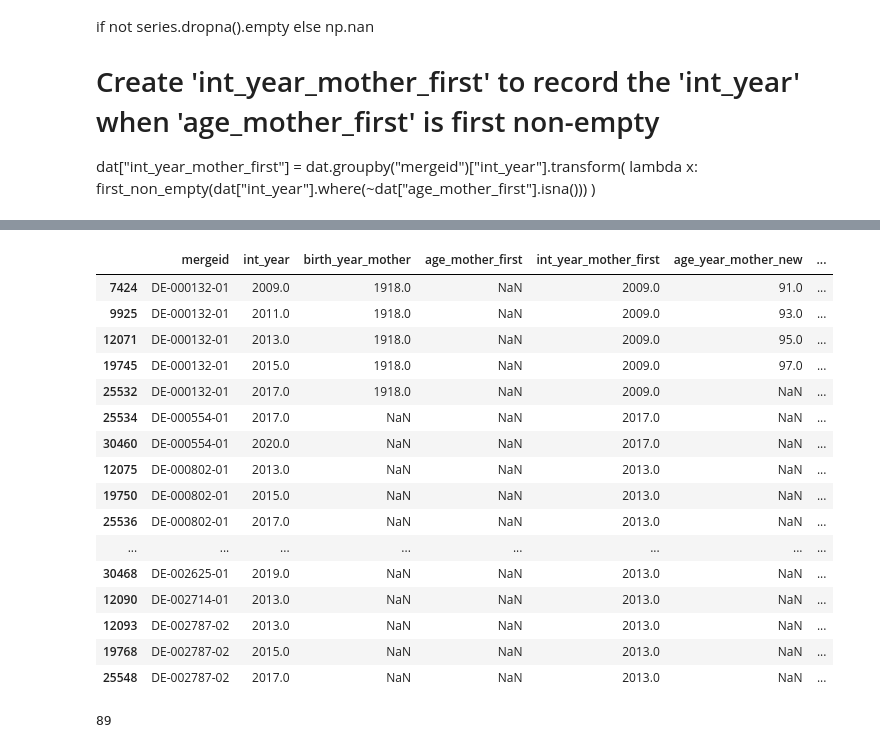
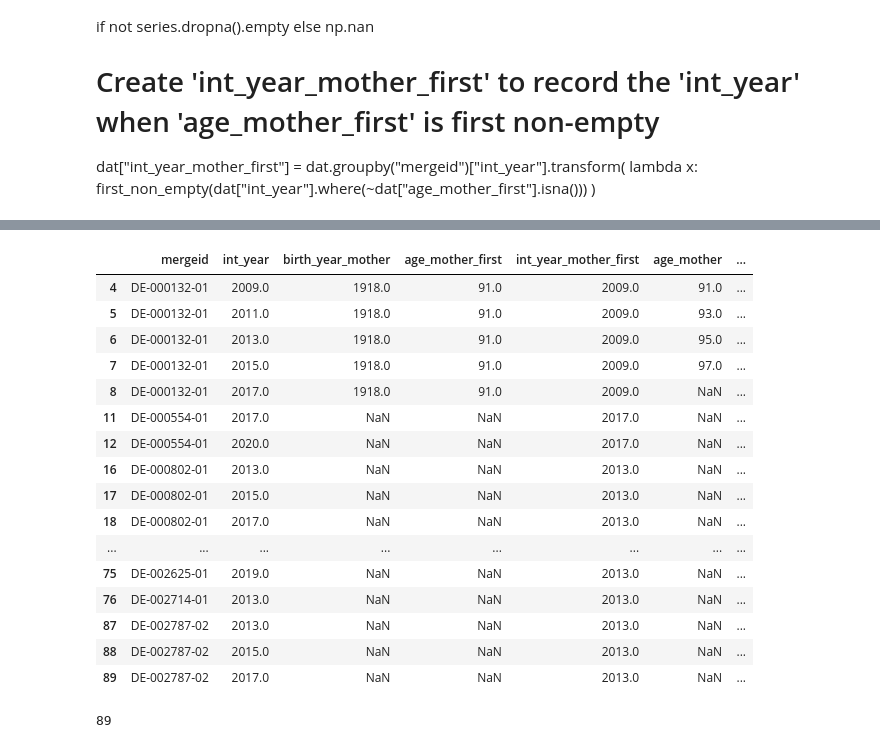
Before and after one commit to segsell/elder_care, a Jupyter notebook: src/elder_care/sandbox/estimation_data_new.ipynb, the cells around one changed output, grey strips where cells are left out. Saved outputs shown, nothing was run; the diff lists cells and outputs as text; code cells hidden in the pictures.

Commit message:
Impute mothers age

```diff
--- a/src/elder_care/sandbox/estimation_data_new.ipynb
+++ b/src/elder_care/sandbox/estimation_data_new.ipynb
@@ -1332,0 +1416,14 @@ Name: Count, dtype: int64
+# %%
+# Partner We use marriage information in SHARE to construct an indicator on the existence of
+# a partner living in the same household. We do not distinguish between marriage and registered
+# partnership.
+
+conditions_married_or_partner = [
+    dat["mstat"].isin([1, 2]),
+    dat["mstat"].isin([3, 4, 5, 6]),
+]
+values_married_or_partner = [1, 0]
+# replace with zeros or nans
+dat["married"] = np.select(
+    conditions_married_or_partner, values_married_or_partner, np.nan
+)
@@ -1333,7 +1445,7 @@ Name: Count, dtype: int64
 # %%
 conditions_married_or_partner = [
-    dat["dn014_"].isin([1, 2, 3]),
-    dat["dn014_"].isin([4, 5, 6]),
+    dat["dn014_"].isin([1, 2]),
+    dat["dn014_"].isin([3, 4, 5, 6]),
 ]
 values_married_or_partner = [1, 0]
 # replace with zeros or nans
@@ -2340,0 +2452,21 @@ table(dat["age_mother"]).sum()
+# %%
+# Sort the DataFrame by 'mergeid' and 'int_year'
+dat = dat.sort_values(by=['mergeid', 'int_year'])
+
+# Group by 'mergeid' and use transform to create 'first_mother_death'
+dat['first_mother_death'] = dat.groupby('mergeid')['age_mother_death'].transform(lambda x: x.first_valid_index())
+# %%
+# Sort the DataFrame by 'mergeid' and 'int_year'
+dat = dat.sort_values(by=["mergeid", "int_year"])
+
+# Identify the rows where 'mother_alive' switches from 1 to 0 within each 'mergeid'
+switch_condition = (dat["mother_alive"] == 1) & (dat["mother_alive"].shift(-1) == 0)
+
+# Calculate 'birth_year_mother' based on 'int_year' and 'age_mother_death' for the switching year
+dat.loc[switch_condition, "first_age_mother_death"] = (
+    dat["int_year"] - dat["age_mother_death"]
+)
+
+# Forward-fill the values within each 'mergeid' group
+dat["birth_year_mother"] = dat.groupby("mergeid")["birth_year_mother"].ffill()
+dat["birth_year_mother"] = dat.groupby("mergeid")["birth_year_mother"].bfill()
@@ -2341,40 +2488,40 @@ table(dat["age_mother"]).sum()
 # %%
 dat.loc[
     dat.index[0:30],
     [
         "mergeid",
         "int_year",
         "birth_year_mother",
         "age_mother_first",
         "int_year_mother_first",
-        #"age_mother",
+        "age_mother",
         "age_year_mother_new",
         "age_mother_death",
         #"year_mother_death",
         "mother_alive",
         #"death_transition",
         # "care_in_year",
         #"dn027_1",
     ],
 ]
 # %% [output]
-|  | mergeid | int_year | birth_year_mother | age_mother_first | int_year_mother_first | age_year_mother_new | ... |
-| 7424 | DE-000132-01 | 2009.0 | 1918.0 | NaN | 2009.0 | 91.0 | ... |
-| 9925 | DE-000132-01 | 2011.0 | 1918.0 | NaN | 2009.0 | 93.0 | ... |
-| 12071 | DE-000132-01 | 2013.0 | 1918.0 | NaN | 2009.0 | 95.0 | ... |
-| 19745 | DE-000132-01 | 2015.0 | 1918.0 | NaN | 2009.0 | 97.0 | ... |
-| 25532 | DE-000132-01 | 2017.0 | 1918.0 | NaN | 2009.0 | NaN | ... |
-| 25534 | DE-000554-01 | 2017.0 | NaN | NaN | 2017.0 | NaN | ... |
-| 30460 | DE-000554-01 | 2020.0 | NaN | NaN | 2017.0 | NaN | ... |
-| 12075 | DE-000802-01 | 2013.0 | NaN | NaN | 2013.0 | NaN | ... |
-| 19750 | DE-000802-01 | 2015.0 | NaN | NaN | 2013.0 | NaN | ... |
-| 25536 | DE-000802-01 | 2017.0 | NaN | NaN | 2013.0 | NaN | ... |
+|  | mergeid | int_year | birth_year_mother | age_mother_first | int_year_mother_first | age_mother | ... |
+| 4 | DE-000132-01 | 2009.0 | 1918.0 | 91.0 | 2009.0 | 91.0 | ... |
+| 5 | DE-000132-01 | 2011.0 | 1918.0 | 91.0 | 2009.0 | 93.0 | ... |
+| 6 | DE-000132-01 | 2013.0 | 1918.0 | 91.0 | 2009.0 | 95.0 | ... |
+| 7 | DE-000132-01 | 2015.0 | 1918.0 | 91.0 | 2009.0 | 97.0 | ... |
+| 8 | DE-000132-01 | 2017.0 | 1918.0 | 91.0 | 2009.0 | NaN | ... |
+| 11 | DE-000554-01 | 2017.0 | NaN | NaN | 2017.0 | NaN | ... |
+| 12 | DE-000554-01 | 2020.0 | NaN | NaN | 2017.0 | NaN | ... |
+| 16 | DE-000802-01 | 2013.0 | NaN | NaN | 2013.0 | NaN | ... |
+| 17 | DE-000802-01 | 2015.0 | NaN | NaN | 2013.0 | NaN | ... |
+| 18 | DE-000802-01 | 2017.0 | NaN | NaN | 2013.0 | NaN | ... |
 | ... | ... | ... | ... | ... | ... | ... | ... |
-| 30468 | DE-002625-01 | 2019.0 | NaN | NaN | 2013.0 | NaN | ... |
-| 12090 | DE-002714-01 | 2013.0 | NaN | NaN | 2013.0 | NaN | ... |
-| 12093 | DE-002787-02 | 2013.0 | NaN | NaN | 2013.0 | NaN | ... |
-| 19768 | DE-002787-02 | 2015.0 | NaN | NaN | 2013.0 | NaN | ... |
-| 25548 | DE-002787-02 | 2017.0 | NaN | NaN | 2013.0 | NaN | ... |
+| 75 | DE-002625-01 | 2019.0 | NaN | NaN | 2013.0 | NaN | ... |
+| 76 | DE-002714-01 | 2013.0 | NaN | NaN | 2013.0 | NaN | ... |
+| 87 | DE-002787-02 | 2013.0 | NaN | NaN | 2013.0 | NaN | ... |
+| 88 | DE-002787-02 | 2015.0 | NaN | NaN | 2013.0 | NaN | ... |
+| 89 | DE-002787-02 | 2017.0 | NaN | NaN | 2013.0 | NaN | ... |
 # %%
 2004 - 1915
 # %% [output]
```
Also changed, not shown: parts of 115 cells of this notebook.
